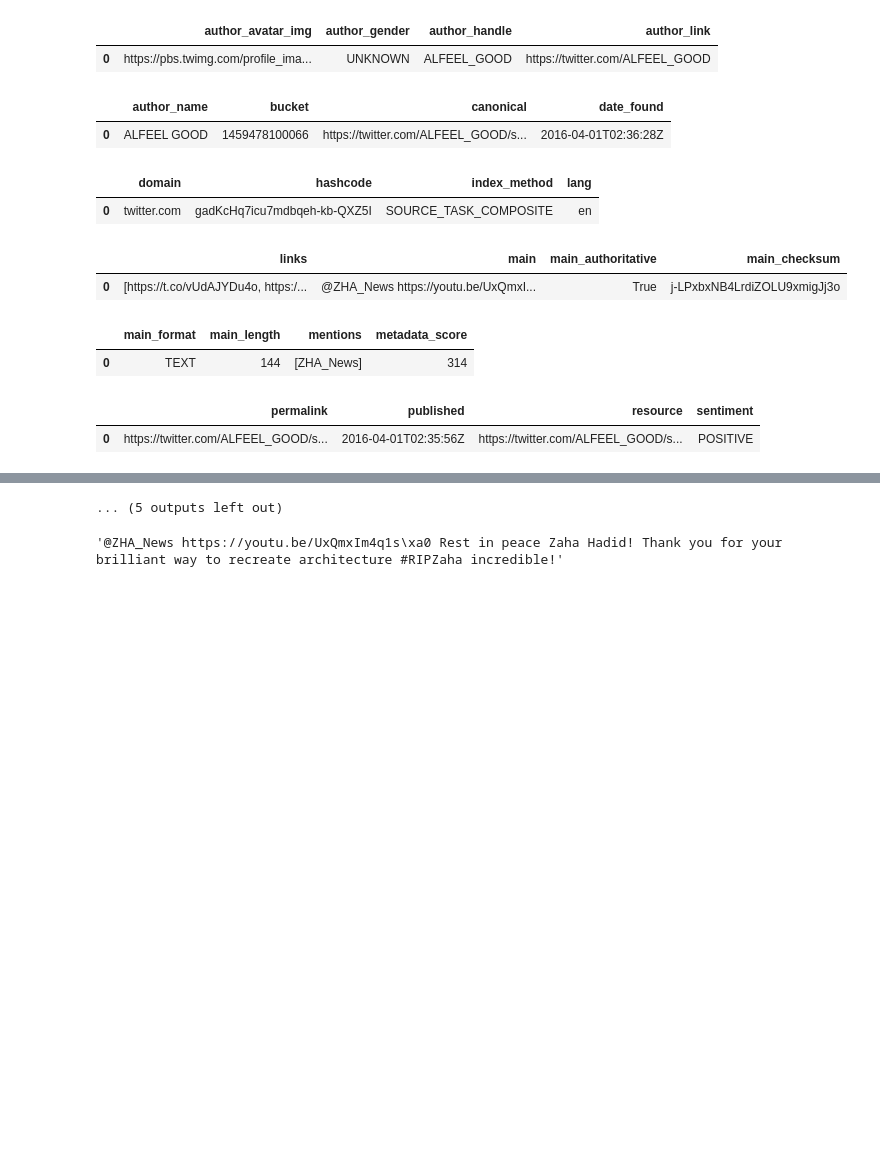
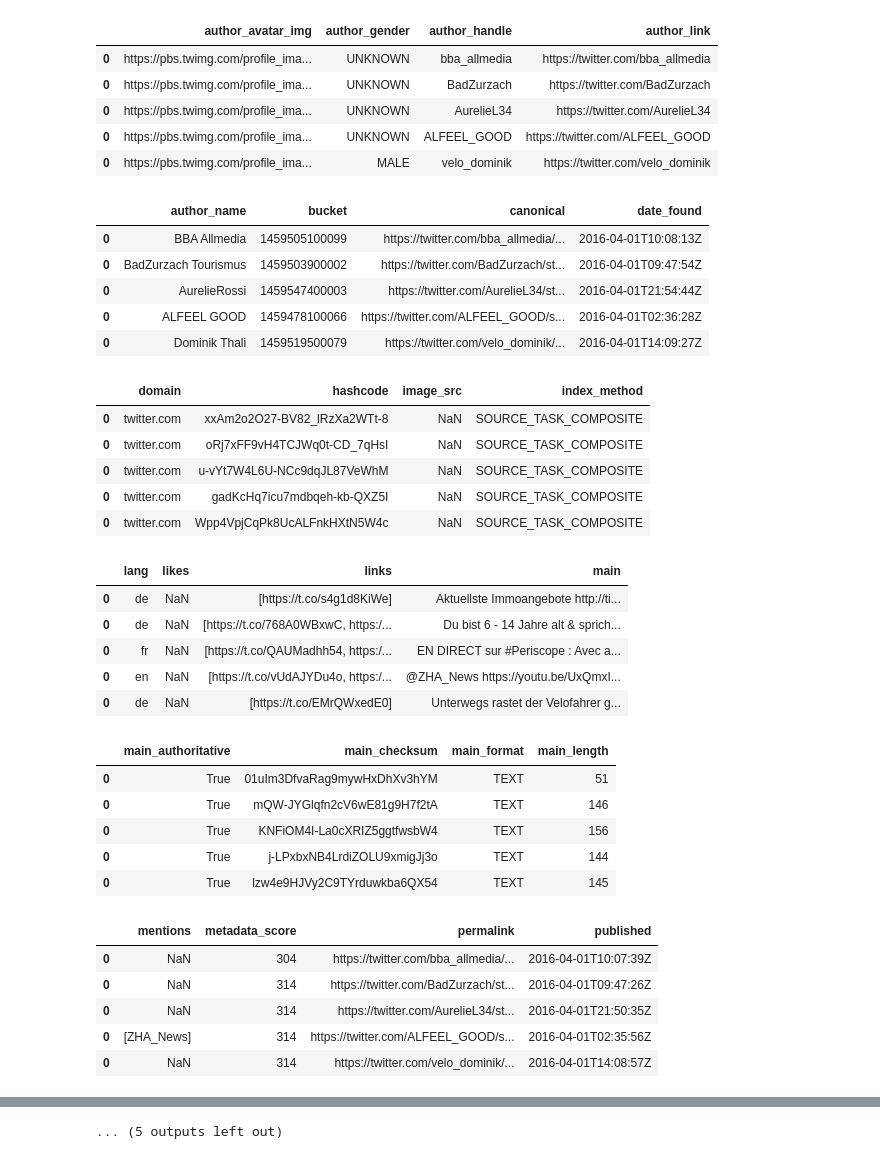
Before and after one commit to ahmadajal/ada-ana-project, a Jupyter notebook: Twitter-data-Investigation.ipynb, the cells around one changed output, grey strips where cells are left out. Cells and saved outputs as stored; diff of their text form; code cells hidden in the pictures; blank space fills up the shorter version.

```diff
--- a/Twitter-data-Investigation.ipynb
+++ b/Twitter-data-Investigation.ipynb
@@ -16,2 +20,5 @@ df.head()
 # %%
-df2 = pd.io.json.json_normalize(df._source[3])
+df2 = pd.io.json.json_normalize(df._source[0])
+# %%
+for i in np.arange(400):
+    df2 = pd.concat([df2,pd.io.json.json_normalize(df._source[i+401])])
@@ -18,16 +55,40 @@ df2 = pd.io.json.json_normalize(df._source[3])
 # %%
 for i in np.arange(17):
-    display(df2.ix[:,i*4:((i+1)*4)])
+    display(df2.ix[:,i*4:((i+1)*4)].head())
 # %% [output]
 |  | author_avatar_img | author_gender | author_handle | author_link |
+| 0 | https://pbs.twimg.com/profile_ima... | UNKNOWN | bba_allmedia | https://twitter.com/bba_allmedia |
+| 0 | https://pbs.twimg.com/profile_ima... | UNKNOWN | BadZurzach | https://twitter.com/BadZurzach |
+| 0 | https://pbs.twimg.com/profile_ima... | UNKNOWN | AurelieL34 | https://twitter.com/AurelieL34 |
 | 0 | https://pbs.twimg.com/profile_ima... | UNKNOWN | ALFEEL_GOOD | https://twitter.com/ALFEEL_GOOD |
+| 0 | https://pbs.twimg.com/profile_ima... | MALE | velo_dominik | https://twitter.com/velo_dominik |
 |  | author_name | bucket | canonical | date_found |
+| 0 | BBA Allmedia | 1459505100099 | https://twitter.com/bba_allmedia/... | 2016-04-01T10:08:13Z |
+| 0 | BadZurzach Tourismus | 1459503900002 | https://twitter.com/BadZurzach/st... | 2016-04-01T09:47:54Z |
+| 0 | AurelieRossi | 1459547400003 | https://twitter.com/AurelieL34/st... | 2016-04-01T21:54:44Z |
 | 0 | ALFEEL GOOD | 1459478100066 | https://twitter.com/ALFEEL_GOOD/s... | 2016-04-01T02:36:28Z |
+| 0 | Dominik Thali | 1459519500079 | https://twitter.com/velo_dominik/... | 2016-04-01T14:09:27Z |
-|  | domain | hashcode | index_method | lang |
-| 0 | twitter.com | gadKcHq7icu7mdbqeh-kb-QXZ5I | SOURCE_TASK_COMPOSITE | en |
+|  | domain | hashcode | image_src | index_method |
+| 0 | twitter.com | xxAm2o2O27-BV82_lRzXa2WTt-8 | NaN | SOURCE_TASK_COMPOSITE |
+| 0 | twitter.com | oRj7xFF9vH4TCJWq0t-CD_7qHsI | NaN | SOURCE_TASK_COMPOSITE |
+| 0 | twitter.com | u-vYt7W4L6U-NCc9dqJL87VeWhM | NaN | SOURCE_TASK_COMPOSITE |
+| 0 | twitter.com | gadKcHq7icu7mdbqeh-kb-QXZ5I | NaN | SOURCE_TASK_COMPOSITE |
+| 0 | twitter.com | Wpp4VpjCqPk8UcALFnkHXtN5W4c | NaN | SOURCE_TASK_COMPOSITE |
-|  | links | main | main_authoritative | main_checksum |
-| 0 | [https://t.co/vUdAJYDu4o, https:/... | @ZHA_News https://youtu.be/UxQmxI... | True | j-LPxbxNB4LrdiZOLU9xmigJj3o |
+|  | lang | likes | links | main |
+| 0 | de | NaN | [https://t.co/s4g1d8KiWe] | Aktuellste Immoangebote http://ti... |
+| 0 | de | NaN | [https://t.co/768A0WBxwC, https:/... | Du bist 6 - 14 Jahre alt & sprich... |
+| 0 | fr | NaN | [https://t.co/QAUMadhh54, https:/... | EN DIRECT sur #Periscope : Avec a... |
+| 0 | en | NaN | [https://t.co/vUdAJYDu4o, https:/... | @ZHA_News https://youtu.be/UxQmxI... |
+| 0 | de | NaN | [https://t.co/EMrQWxedE0] | Unterwegs rastet der Velofahrer g... |
-|  | main_format | main_length | mentions | metadata_score |
-| 0 | TEXT | 144 | [ZHA_News] | 314 |
+|  | main_authoritative | main_checksum | main_format | main_length |
+| 0 | True | 01uIm3DfvaRag9mywHxDhXv3hYM | TEXT | 51 |
+| 0 | True | mQW-JYGlqfn2cV6wE81g9H7f2tA | TEXT | 146 |
+| 0 | True | KNFiOM4I-La0cXRIZ5ggtfwsbW4 | TEXT | 156 |
+| 0 | True | j-LPxbxNB4LrdiZOLU9xmigJj3o | TEXT | 144 |
+| 0 | True | lzw4e9HJVy2C9TYrduwkba6QX54 | TEXT | 145 |
-|  | permalink | published | resource | sentiment |
-| 0 | https://twitter.com/ALFEEL_GOOD/s... | 2016-04-01T02:35:56Z | https://twitter.com/ALFEEL_GOOD/s... | POSITIVE |
+|  | mentions | metadata_score | permalink | published |
+| 0 | NaN | 304 | https://twitter.com/bba_allmedia/... | 2016-04-01T10:07:39Z |
+| 0 | NaN | 314 | https://twitter.com/BadZurzach/st... | 2016-04-01T09:47:26Z |
+| 0 | NaN | 314 | https://twitter.com/AurelieL34/st... | 2016-04-01T21:50:35Z |
+| 0 | [ZHA_News] | 314 | https://twitter.com/ALFEEL_GOOD/s... | 2016-04-01T02:35:56Z |
+| 0 | NaN | 314 | https://twitter.com/velo_dominik/... | 2016-04-01T14:08:57Z |
@@ -46,5 +131,3 @@ for i in np.arange(17):
 ... (5 outputs left out)
 # %%
 df2.main[0]
-# %% [output]
-'@ZHA_News https://youtu.be/UxQmxIm4q1s\xa0 Rest in peace Zaha Hadid! Thank you for your brilliant way to recreate architecture #RIPZaha incredible!'
```
Also changed, not shown: parts of 5 cells of this notebook.
